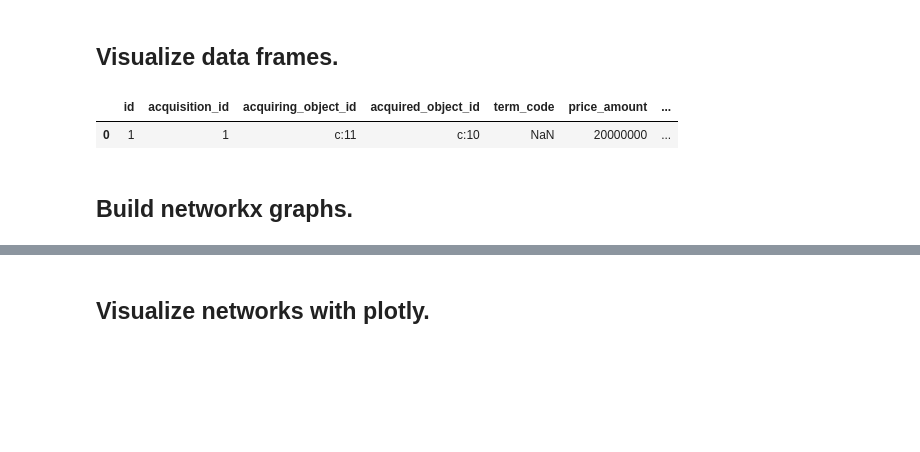
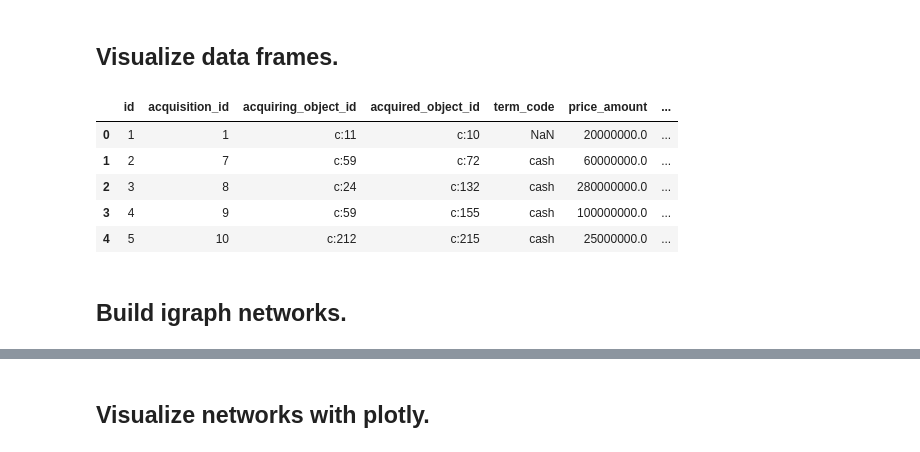
Before and after one commit to mattlevan/PredictingSuccess, a Jupyter notebook: PredictingSuccess.ipynb, the cells around one changed output, grey strips where cells are left out. Saved outputs shown, nothing was run; the diff lists cells and outputs as text; code cells hidden in the pictures; blank space fills up the shorter version.

```diff
--- a/PredictingSuccess.ipynb
+++ b/PredictingSuccess.ipynb
@@ -32,18 +32,22 @@ cb_relationships = df.from_csv('csv/cb_relationships.csv').reset_index('id')
 # %% [markdown]
 ## Visualize data frames.
 # %%
-cb_acquisitions.head(1)
-# cb_funding_rounds.head()
-# cb_funds.head()
-# cb_investments.head()
-# cb_ipos.head()
-# cb_milestones.head()
-# cb_objects.head()
-# cb_offices.head()
-# cb_people.head()
-# cb_relationships.head()
+cb_acquisitions.head()
+# cb_funding_rounds.head(1)
+# cb_funds.head(1)
+# cb_investments.head(1)
+# cb_ipos.head(1)
+# cb_milestones.head(1)
+# cb_objects.head(1)
+# cb_offices.head(1)
+# cb_people.head(1)
+# cb_relationships.head(1)
 # %% [output]
 |  | id | acquisition_id | acquiring_object_id | acquired_object_id | term_code | price_amount | ... |
-| 0 | 1 | 1 | c:11 | c:10 | NaN | 20000000 | ... |
+| 0 | 1 | 1 | c:11 | c:10 | NaN | 20000000.0 | ... |
+| 1 | 2 | 7 | c:59 | c:72 | cash | 60000000.0 | ... |
+| 2 | 3 | 8 | c:24 | c:132 | cash | 280000000.0 | ... |
+| 3 | 4 | 9 | c:59 | c:155 | cash | 100000000.0 | ... |
+| 4 | 5 | 10 | c:212 | c:215 | cash | 25000000.0 | ... |
 # %% [markdown]
-## Build networkx graphs.
+## Build igraph networks.
```
Also changed, not shown: parts of 7 cells of this notebook.
